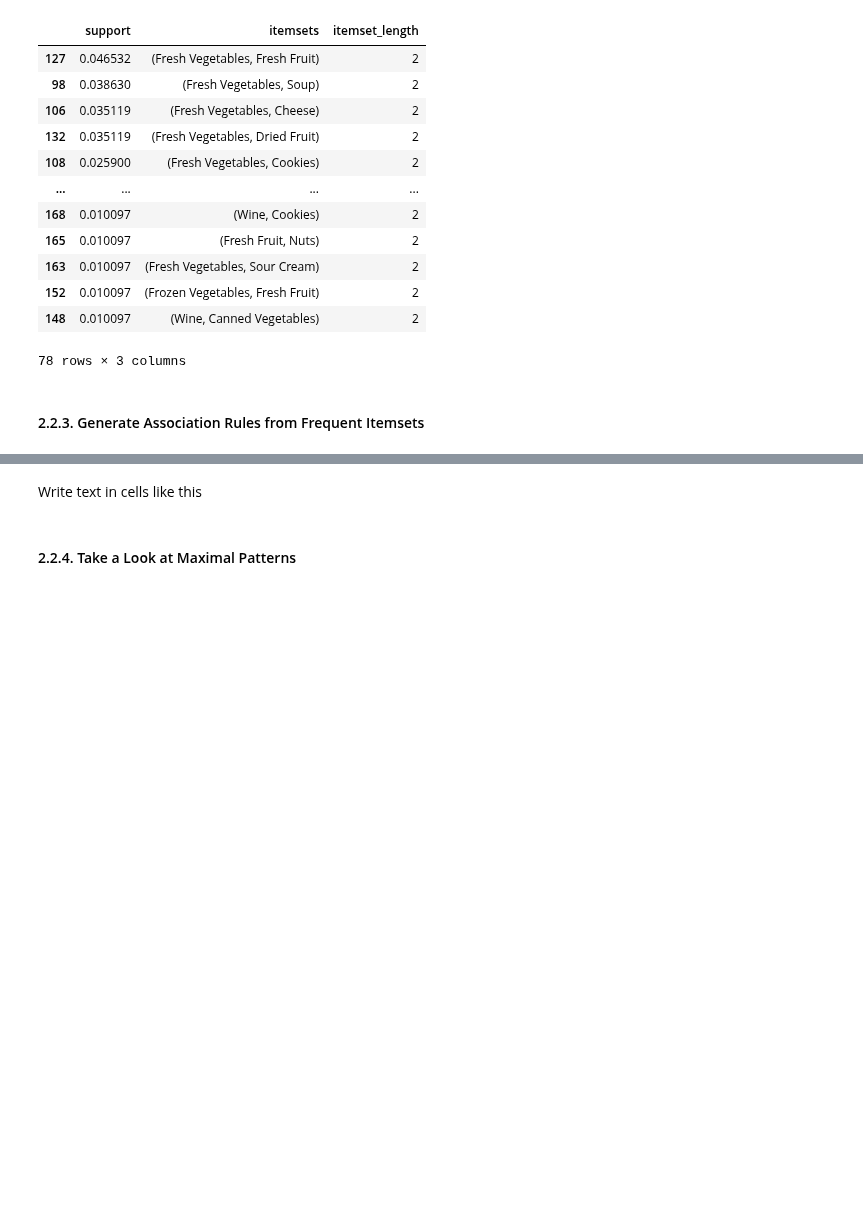
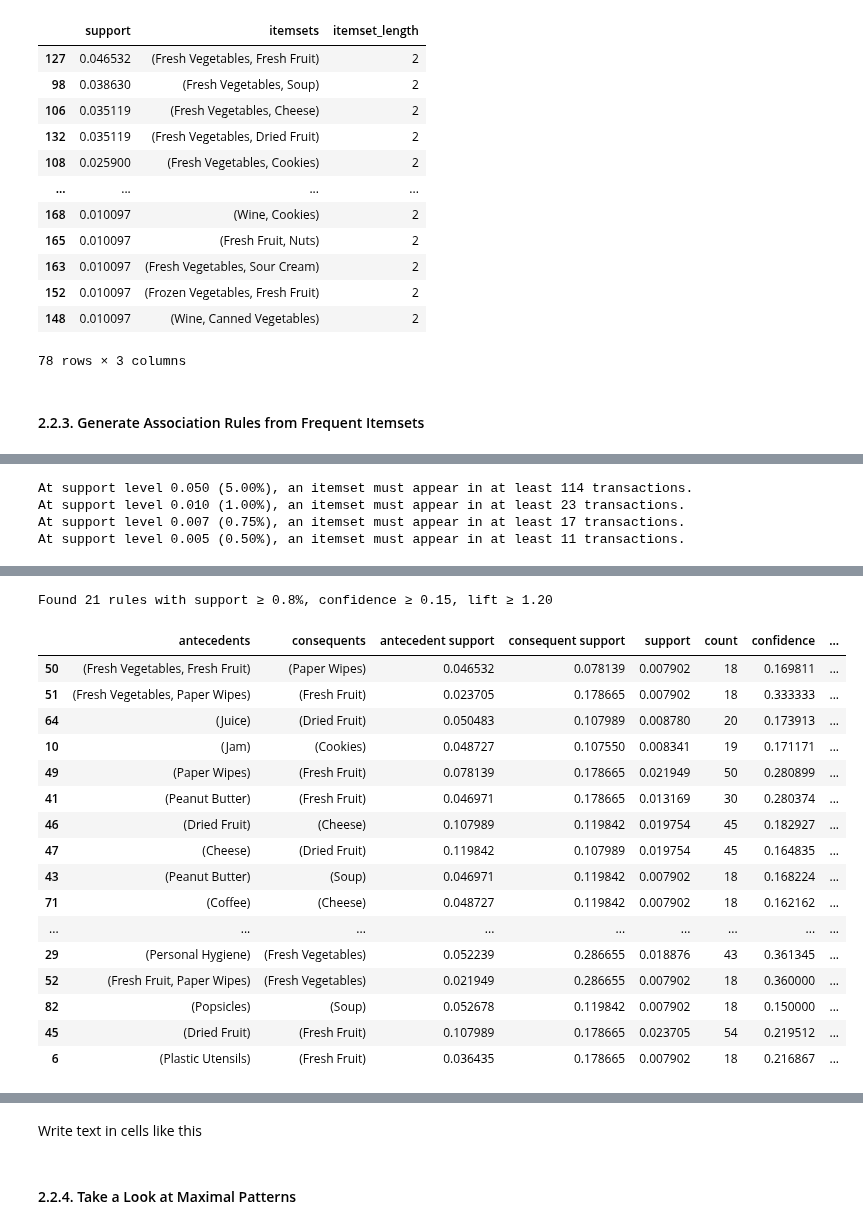
Before and after one commit to ijustsnapped/DataMine_PI, a Jupyter notebook: PD_202425_Project1/PD_202425_Project.ipynb, the cells around one changed output, grey strips where cells are left out. Saved outputs shown, nothing was run; the diff lists cells and outputs as text; code cells hidden in the pictures; blank space fills up the shorter version.

```diff
--- a/PD_202425_Project1/PD_202425_Project.ipynb
+++ b/PD_202425_Project1/PD_202425_Project.ipynb
@@ -3345,3 +3410,15 @@ Small Groceries
+# %%
+for s in support_levels:
+    threshold = s * binary_small.shape[0]
+    print(
+        f"At support level {s:.3f} ({s*100:.2f}%), "
+        f"an itemset must appear in at least {threshold:.0f} transactions."
+    )
+# %% [output]
+At support level 0.050 (5.00%), an itemset must appear in at least 114 transactions.
+At support level 0.010 (1.00%), an itemset must appear in at least 23 transactions.
+At support level 0.007 (0.75%), an itemset must appear in at least 17 transactions.
+At support level 0.005 (0.50%), an itemset must appear in at least 11 transactions.
 # %%
 fig = plot_rule_scatter_plotly(
         binary_small,
@@ -3354,3 +3431,53 @@ fig = plot_rule_scatter_plotly(
 fig.show()
 # %% [output]
 [interactive output not drawn]
+# %%
+# parameters
+min_sup   = 0.0075
+min_conf  = 0.15
+min_lift  = 1.20
+
+freq_items = fpgrowth(
+    binary_small,
+    min_support=min_sup,
+    use_colnames=True
+)
+
+rules = association_rules(
+    freq_items,
+    metric="confidence",
+    min_threshold=min_conf
+)
+
+strong_rules = rules[rules['lift'] >= min_lift].copy()
+strong_rules['count'] = (strong_rules['support'] * binary_small.shape[0]).astype(int)
+strong_rules = strong_rules.sort_values(['lift','confidence'], ascending=False)
+
+print(
+    f"Found {len(strong_rules)} rules with support ≥ {min_sup*100:.1f}%, "
+    f"confidence ≥ {min_conf:.2f}, lift ≥ {min_lift:.2f}\n"
+)
+
+strong_rules[['antecedents', 'consequents', 'antecedent support', 'consequent support',
+    'support', 'count',
+    'confidence', 'lift',
+    'leverage', 'conviction']].head(21)
+# %% [output]
+Found 21 rules with support ≥ 0.8%, confidence ≥ 0.15, lift ≥ 1.20
+|  | antecedents | consequents | antecedent support | consequent support | support | count | confidence | ... |
+| 50 | (Fresh Vegetables, Fresh Fruit) | (Paper Wipes) | 0.046532 | 0.078139 | 0.007902 | 18 | 0.169811 | ... |
+| 51 | (Fresh Vegetables, Paper Wipes) | (Fresh Fruit) | 0.023705 | 0.178665 | 0.007902 | 18 | 0.333333 | ... |
+| 64 | (Juice) | (Dried Fruit) | 0.050483 | 0.107989 | 0.008780 | 20 | 0.173913 | ... |
+| 10 | (Jam) | (Cookies) | 0.048727 | 0.107550 | 0.008341 | 19 | 0.171171 | ... |
+| 49 | (Paper Wipes) | (Fresh Fruit) | 0.078139 | 0.178665 | 0.021949 | 50 | 0.280899 | ... |
+| 41 | (Peanut Butter) | (Fresh Fruit) | 0.046971 | 0.178665 | 0.013169 | 30 | 0.280374 | ... |
+| 46 | (Dried Fruit) | (Cheese) | 0.107989 | 0.119842 | 0.019754 | 45 | 0.182927 | ... |
+| 47 | (Cheese) | (Dried Fruit) | 0.119842 | 0.107989 | 0.019754 | 45 | 0.164835 | ... |
+| 43 | (Peanut Butter) | (Soup) | 0.046971 | 0.119842 | 0.007902 | 18 | 0.168224 | ... |
+| 71 | (Coffee) | (Cheese) | 0.048727 | 0.119842 | 0.007902 | 18 | 0.162162 | ... |
+| ... | ... | ... | ... | ... | ... | ... | ... | ... |
+| 29 | (Personal Hygiene) | (Fresh Vegetables) | 0.052239 | 0.286655 | 0.018876 | 43 | 0.361345 | ... |
+| 52 | (Fresh Fruit, Paper Wipes) | (Fresh Vegetables) | 0.021949 | 0.286655 | 0.007902 | 18 | 0.360000 | ... |
+| 82 | (Popsicles) | (Soup) | 0.052678 | 0.119842 | 0.007902 | 18 | 0.150000 | ... |
+| 45 | (Dried Fruit) | (Fresh Fruit) | 0.107989 | 0.178665 | 0.023705 | 54 | 0.219512 | ... |
+| 6 | (Plastic Utensils) | (Fresh Fruit) | 0.036435 | 0.178665 | 0.007902 | 18 | 0.216867 | ... |
```
Also changed, not shown: parts of 15 cells of this notebook.
